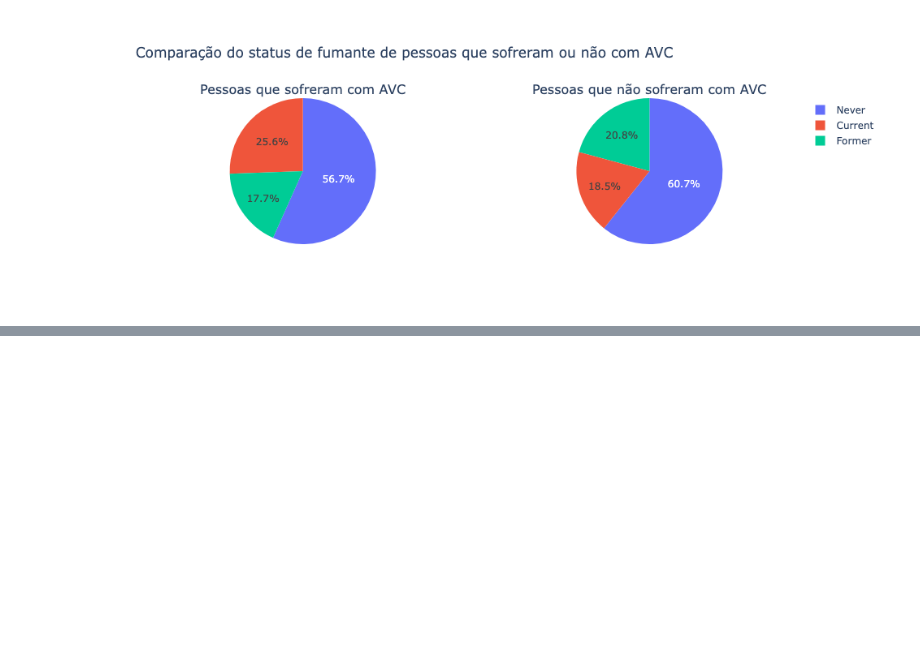
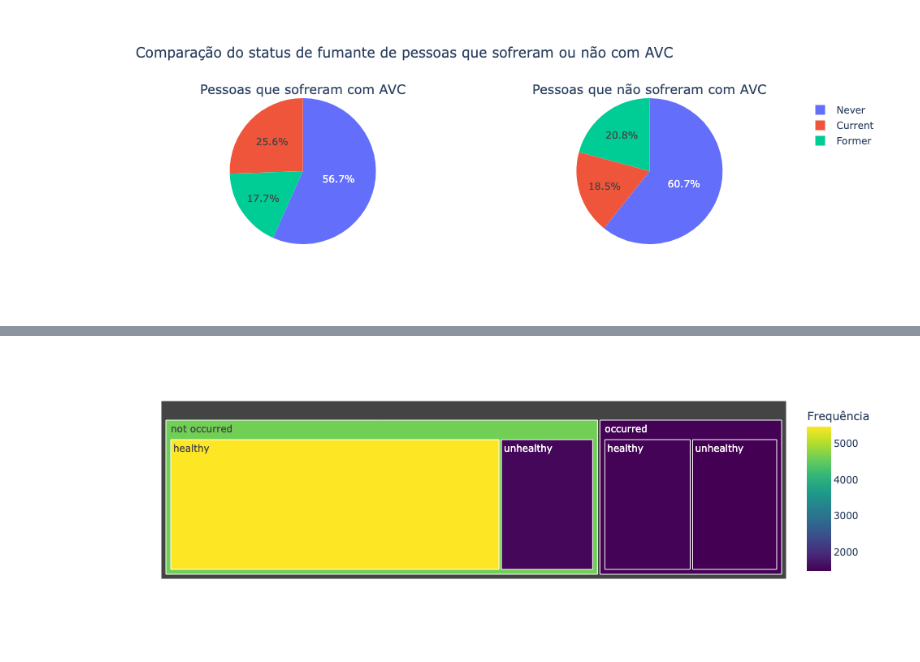
Before and after one commit to P-E-N-T-E-S/Analise-Dados-AVC, a Jupyter notebook: Stroke_analytics.ipynb, the cells around one changed output, grey strips where cells are left out. Cells and saved outputs as stored; diff of their text form; code cells hidden in the pictures; blank space fills up the shorter version.

```diff
--- a/Stroke_analytics.ipynb
+++ b/Stroke_analytics.ipynb
@@ -328,0 +360,13 @@ TypeError: unsupported operand type(s) for /: 'str' and 'int'
+# %%
+aux1 = df3[["heart_disease", "stroke"]].value_counts().reset_index()
+aux1.columns = ["heart_disease", "stroke", "count"]
+
+fig = px.treemap(aux1,
+                 path=["stroke", "heart_disease"],
+                 values="count",
+                 color="count",
+                 color_continuous_scale="Viridis")
+fig.update_layout(coloraxis_colorbar=dict(title="Frequência"))
+fig.show()
+# %% [output]
+[figure, added]
```
Also changed, not shown: parts of 2 cells of this notebook.
